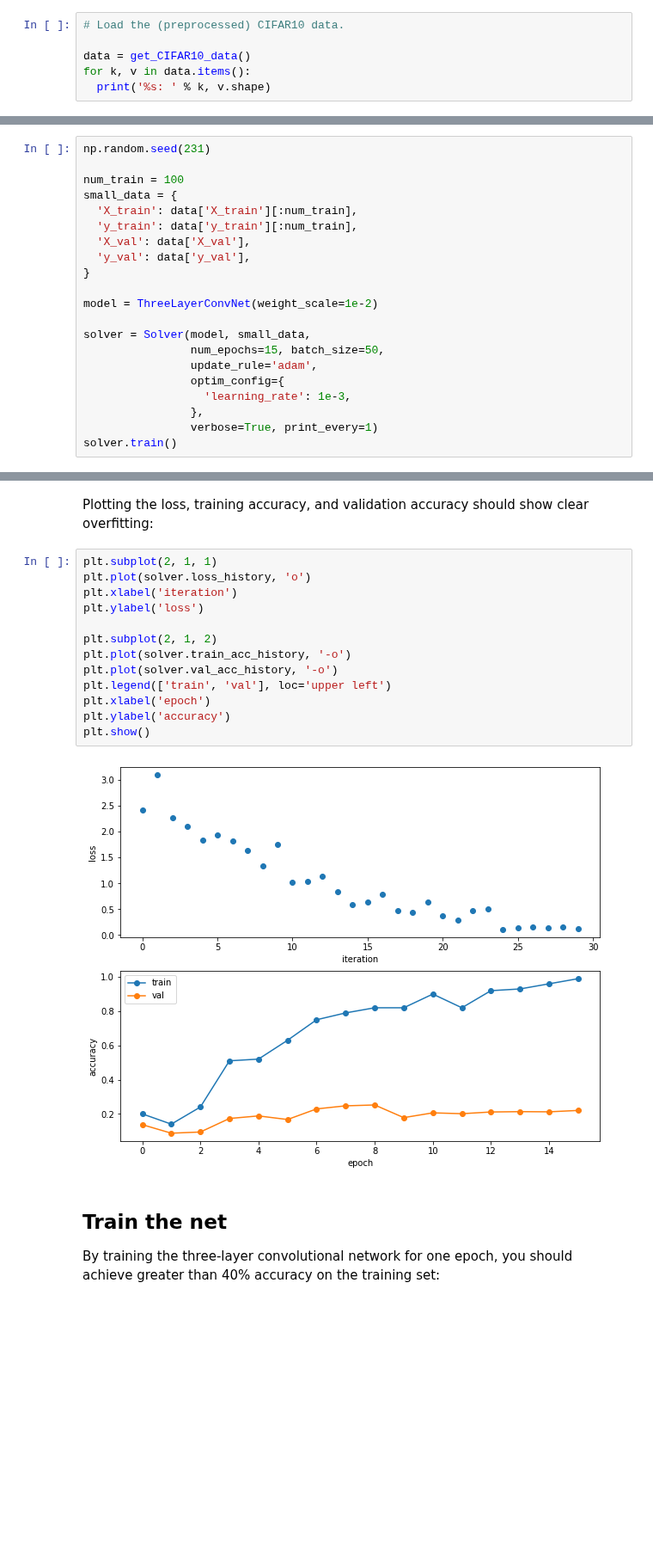
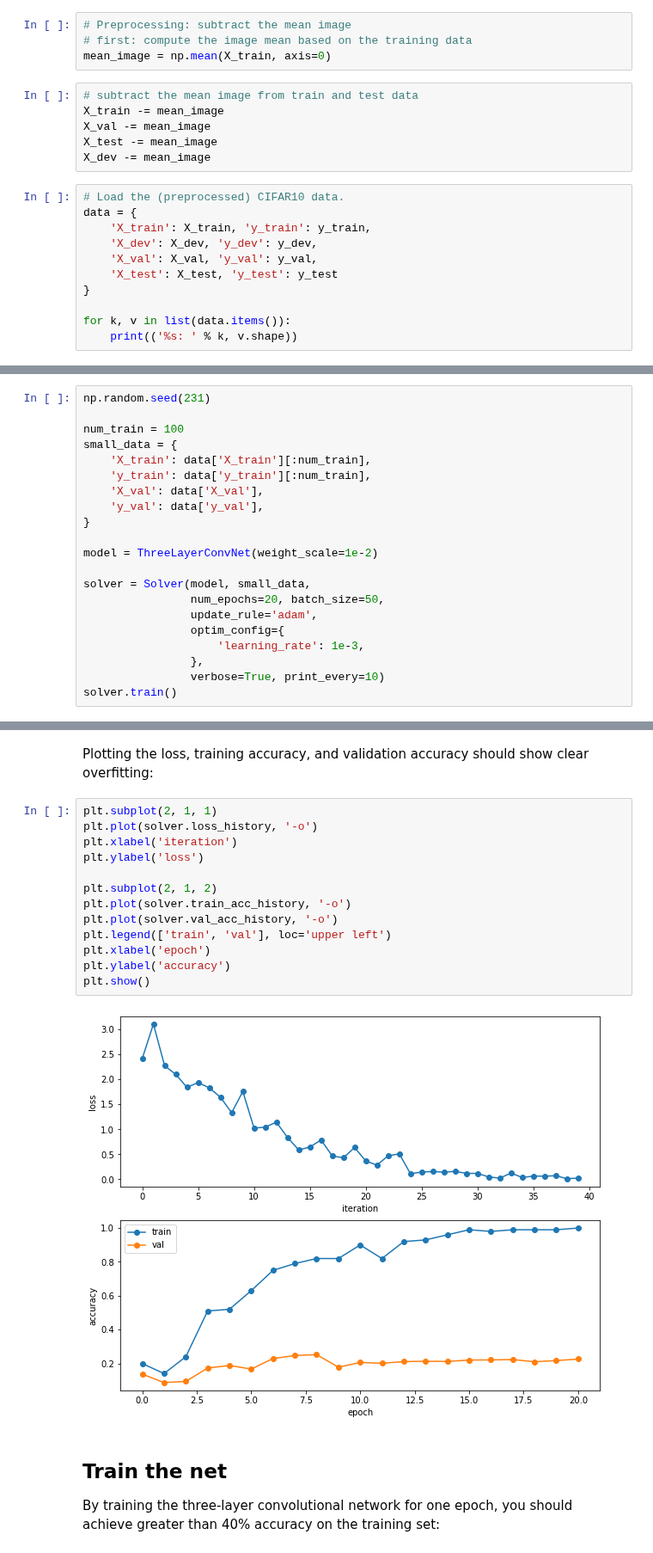
Before and after one commit to pedro-abundio-wang/computer-vision, a Jupyter notebook: notebooks/convolutional-neural-networks-for-visual-recognition/10_ConvolutionalNetworks.ipynb, the cells around one changed output, grey strips where cells are left out. Shown at 86% size. Saved outputs shown, nothing was run; the diff lists cells and outputs as text; blank space fills up the shorter version.

```diff
--- a/notebooks/convolutional-neural-networks-for-visual-recognition/10_ConvolutionalNetworks.ipynb
+++ b/notebooks/convolutional-neural-networks-for-visual-recognition/10_ConvolutionalNetworks.ipynb
@@ -30,7 +60,22 @@ def rel_error(x, y):
+# %%
+# Preprocessing: subtract the mean image
+# first: compute the image mean based on the training data
+mean_image = np.mean(X_train, axis=0)
+# %%
+# subtract the mean image from train and test data
+X_train -= mean_image
+X_val -= mean_image
+X_test -= mean_image
+X_dev -= mean_image
 # %%
 # Load the (preprocessed) CIFAR10 data.
+data = {
+    'X_train': X_train, 'y_train': y_train,
+    'X_dev': X_dev, 'y_dev': y_dev,
+    'X_val': X_val, 'y_val': y_val,
+    'X_test': X_test, 'y_test': y_test
+}
 
-data = get_CIFAR10_data()
-for k, v in data.items():
-  print('%s: ' % k, v.shape)
+for k, v in list(data.items()):
+    print(('%s: ' % k, v.shape))
 # %% [output]
@@ -454,20 +502,20 @@ np.random.seed(231)
 
 num_train = 100
 small_data = {
-  'X_train': data['X_train'][:num_train],
-  'y_train': data['y_train'][:num_train],
-  'X_val': data['X_val'],
-  'y_val': data['y_val'],
+    'X_train': data['X_train'][:num_train],
+    'y_train': data['y_train'][:num_train],
+    'X_val': data['X_val'],
+    'y_val': data['y_val'],
 }
 
 model = ThreeLayerConvNet(weight_scale=1e-2)
 
 solver = Solver(model, small_data,
-                num_epochs=15, batch_size=50,
+                num_epochs=20, batch_size=50,
                 update_rule='adam',
                 optim_config={
-                  'learning_rate': 1e-3,
+                    'learning_rate': 1e-3,
                 },
-                verbose=True, print_every=1)
+                verbose=True, print_every=10)
 solver.train()
 # %% [output]
@@ -492,19 +540,19 @@ solver.train()
 Plotting the loss, training accuracy, and validation accuracy should show clear overfitting:
 # %%
 plt.subplot(2, 1, 1)
-plt.plot(solver.loss_history, 'o')
+plt.plot(solver.loss_history, '-o')
 plt.xlabel('iteration')
 plt.ylabel('loss')
 
 plt.subplot(2, 1, 2)
 plt.plot(solver.train_acc_history, '-o')
 plt.plot(solver.val_acc_history, '-o')
 plt.legend(['train', 'val'], loc='upper left')
 plt.xlabel('epoch')
 plt.ylabel('accuracy')
 plt.show()
 # %% [output]
-[figure, old version]
+[figure, new version]
 # %% [markdown]
 ## Train the net
 By training the three-layer convolutional network for one epoch, you should achieve greater than 40% accuracy on the training set:
```
Also changed, not shown: parts of 17 cells of this notebook, 3 other files.
